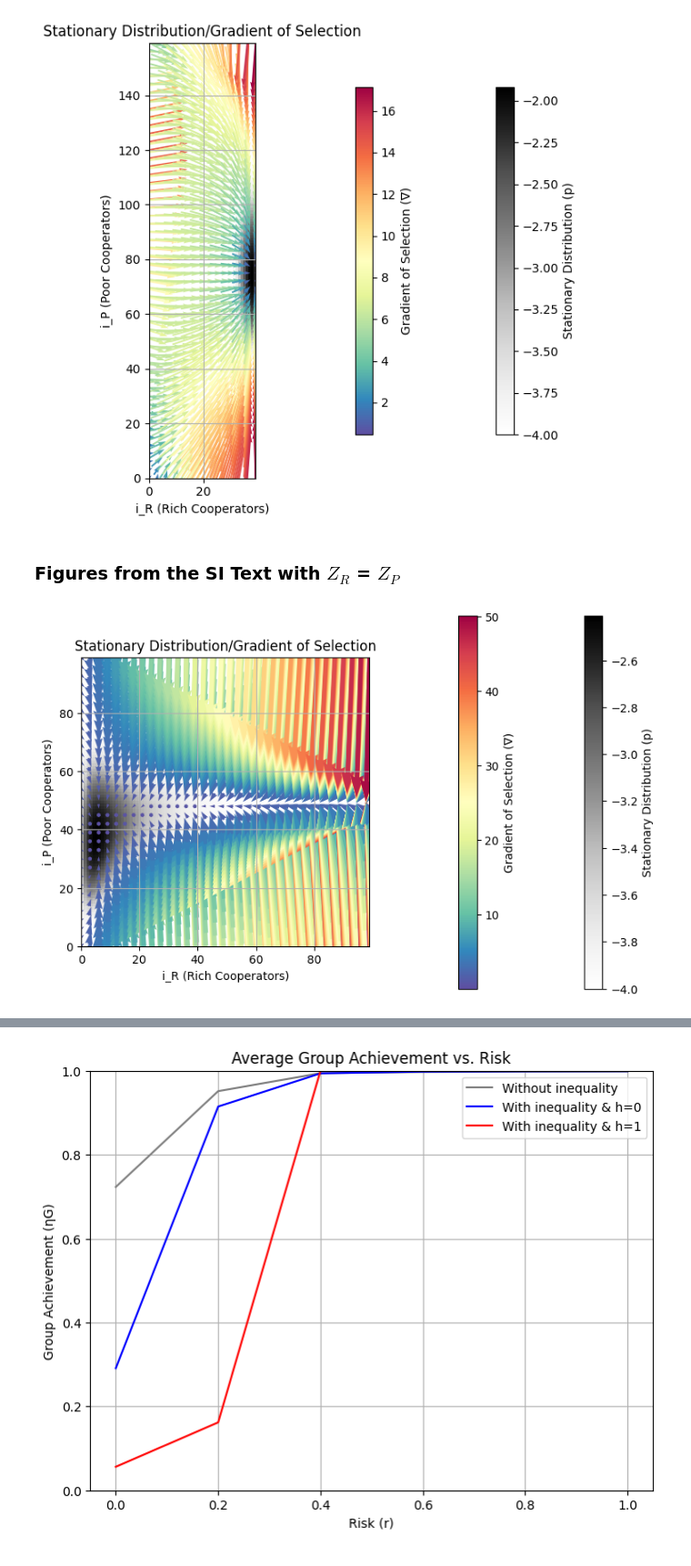
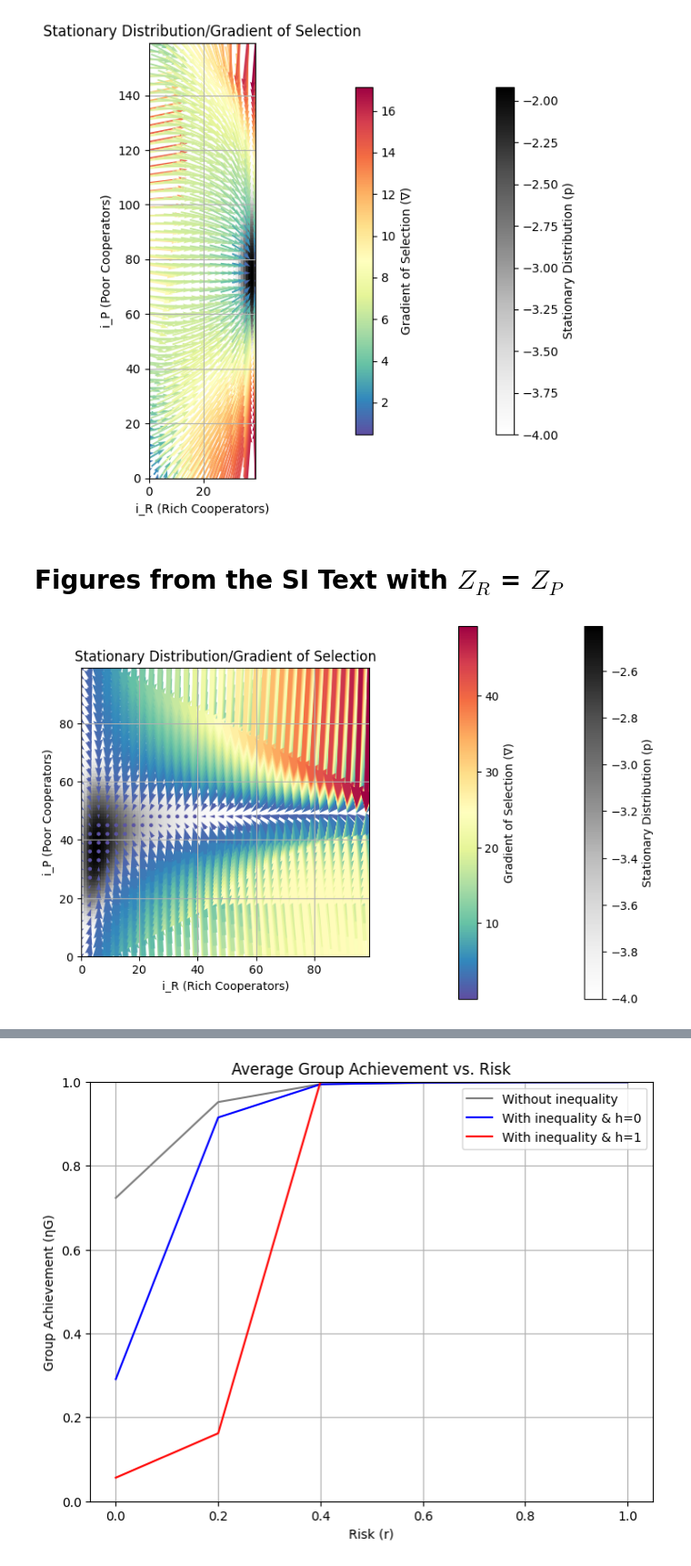
Before and after one commit to sid2364/climate-policies-under-wealth-inequity, a Jupyter notebook: Climate_policies_under_wealth_inequality.ipynb, the cells around one changed output, grey strips where cells are left out. Shown at 91% size. Drawn from its saved outputs; the diff is of its cells as text; code cells hidden in the pictures.

```diff
--- a/Climate_policies_under_wealth_inequality.ipynb
+++ b/Climate_policies_under_wealth_inequality.ipynb
@@ -1054,7 +1069,7 @@ plot_gradient_of_selection(X, Y, U, V, stationary_distribution)
 # %% [output]
 [figure]
 # %% [markdown]
-### Figures from the SI Text with $Z_R$ = $Z_P$
+# Figures from the SI Text with $Z_R$ = $Z_P$
 # %%
 # Redefine default params for this experiment
 rich_fraction = 0.5
@@ -1063,24 +1078,25 @@ endowment_poor = 0.3
 # %%
 # Figure S2 - A
 game = ClimateThresholdPublicGoodsGame(
     population_size=population_size,
     rich_fraction=rich_fraction,
-    endowment_rich=endowment_rich,
-    endowment_poor=endowment_poor,
+    endowment_rich=1.7,
+    endowment_poor=0.3,
     group_size=group_size,
     threshold=threshold,
     risk=0.2,
     contribution_factor=contribution_factor,
     homophily=0,
-    beta=beta,
+    beta=5,
     mu=mu,
-    #verbose=True
+    pi_max=4.2e-2,
+    gos_max=0.25
 )
 
 X, Y, U, V, stationary_distribution = game.compute_gradient_of_selection()
 plot_gradient_of_selection(X, Y, U, V, stationary_distribution)
 # %% [output]
-[figure, old version]
+[figure, new version]
 # %%
 # Figure S2 - B
 game = ClimateThresholdPublicGoodsGame(
```
Also changed, not shown: parts of 13 cells of this notebook.
